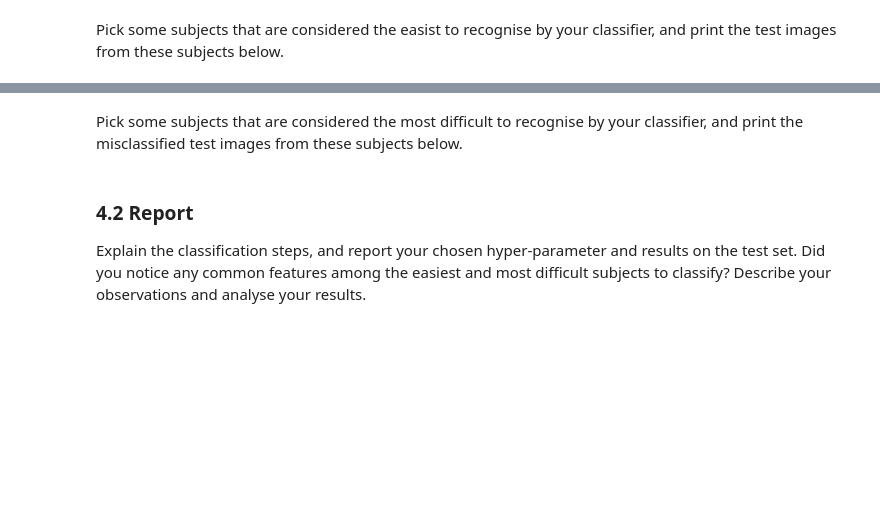
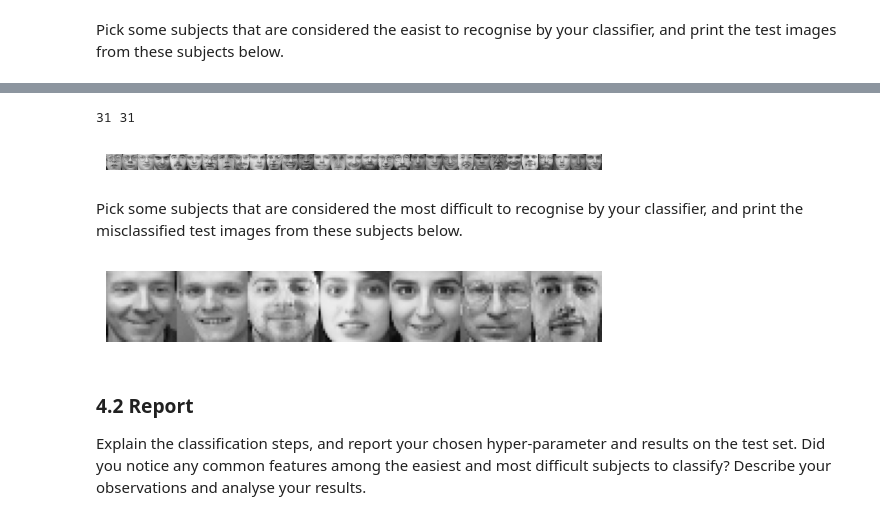
Before and after one commit to Georgegoodey/machineLearning, a Jupyter notebook: 24112-Lab2-S-Practice2.ipynb, the cells around one changed output, grey strips where cells are left out. Cells and saved outputs as stored; diff of their text form; code cells hidden in the pictures; blank space fills up the shorter version.

```diff
--- a/24112-Lab2-S-Practice2.ipynb
+++ b/24112-Lab2-S-Practice2.ipynb
@@ -202,2 +208,13 @@ show_faces(data[140:150, :], num_per_row=4)
+# %%
+# Your code goes here
+bestFaces = np.unique(np.where(cm == 5)[0])*10
+cleanNum = int(np.ceil(np.sqrt(bestFaces.shape[0])))
+while(bestFaces.shape[0]%cleanNum!=0):
+    cleanNum+=1
+print(bestFaces.shape[0], cleanNum)
+show_faces(data[bestFaces, :], num_per_row=cleanNum)
+# %% [output]
+31 31
+[figure, added]
 # %% [markdown]
  Pick some subjects that are considered the most difficult to recognise by your classifier, and print the misclassified test images from these subjects below.
@@ -206,3 +221,11 @@ show_faces(data[140:150, :], num_per_row=4)
+# %%
+worstFaces = np.unique(np.where(cm == 1)[0]*10)
+cleanNum = int(np.floor(np.sqrt(worstFaces.shape[0])))
+while(worstFaces.shape[0]%cleanNum!=0):
+    cleanNum+=1
+show_faces(data[worstFaces, :], num_per_row=cleanNum)
+# %% [output]
+[figure, added]
 # %% [markdown]
 ### 4.2 Report
 
```
Also changed, not shown: parts of 13 cells of this notebook.
